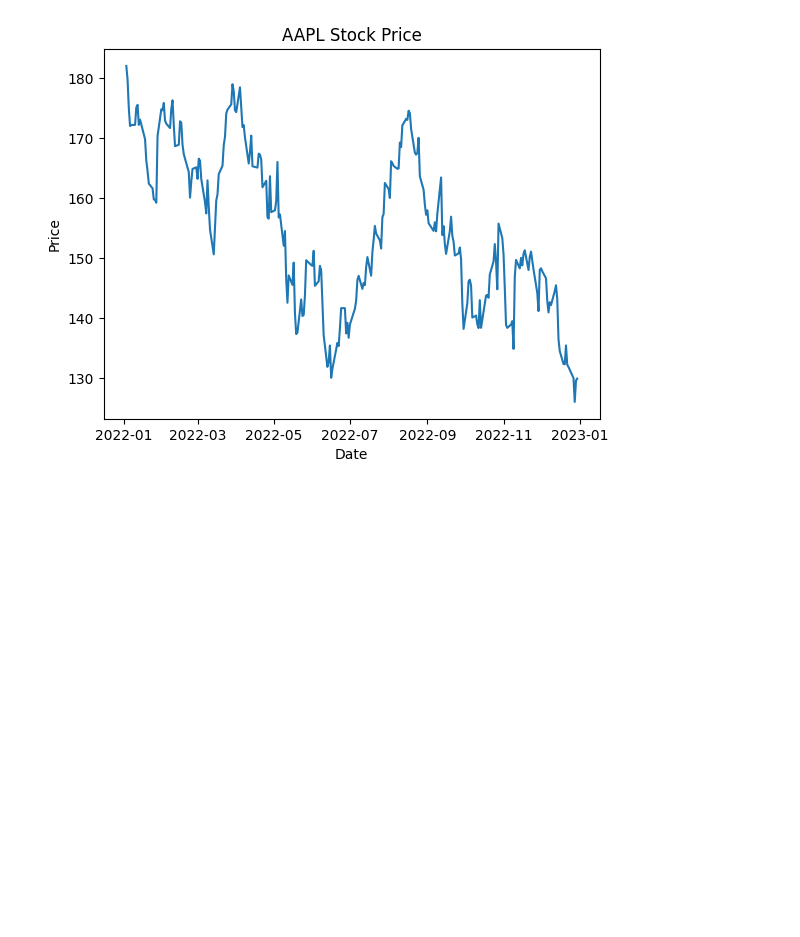
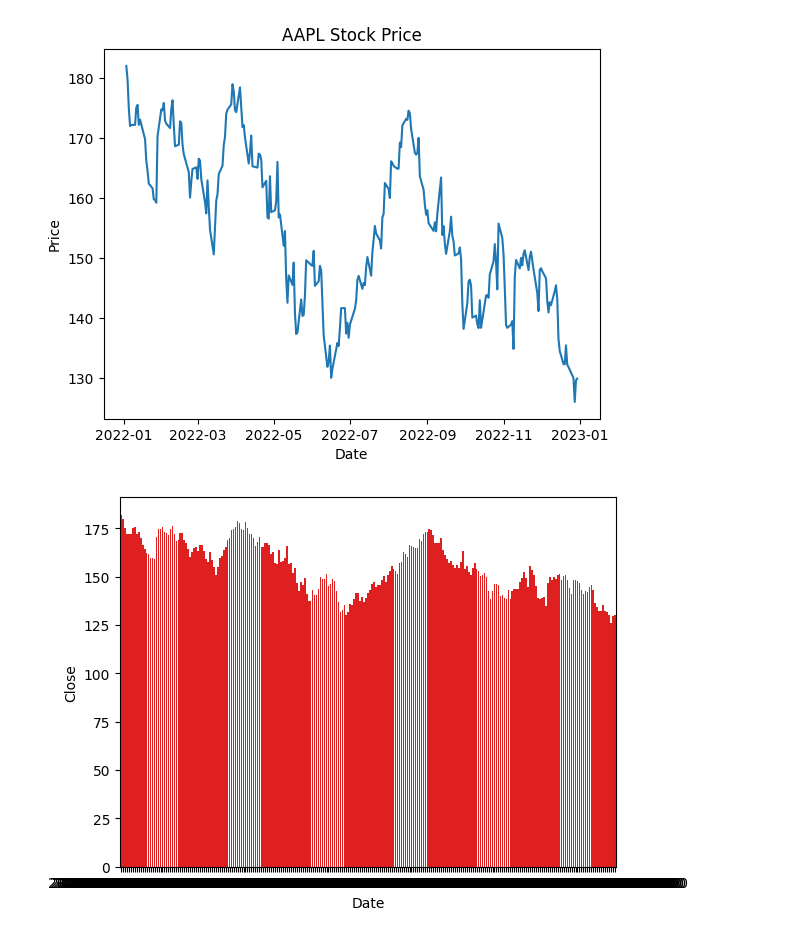
Before and after one commit to SohamDesai1/Data-Visualization, a Jupyter notebook: Seaborn.ipynb, the cells around one changed output. Saved outputs shown, nothing was run; the diff lists cells and outputs as text; code cells hidden in the pictures; blank space fills up the shorter version.

Commit message:
pallete and colors

```diff
--- a/Seaborn.ipynb
+++ b/Seaborn.ipynb
@@ -24,3 +24,8 @@ res.set_xlabel('Date')
 plt.show()
 # %% [output]
 [figure]
+# %%
+res = sns.barplot(x=df.index, y=df['Close'],color='red')
+plt.show()
+# %% [output]
+[figure, added]
```
Also changed, not shown: parts of 1 cell of this notebook.
